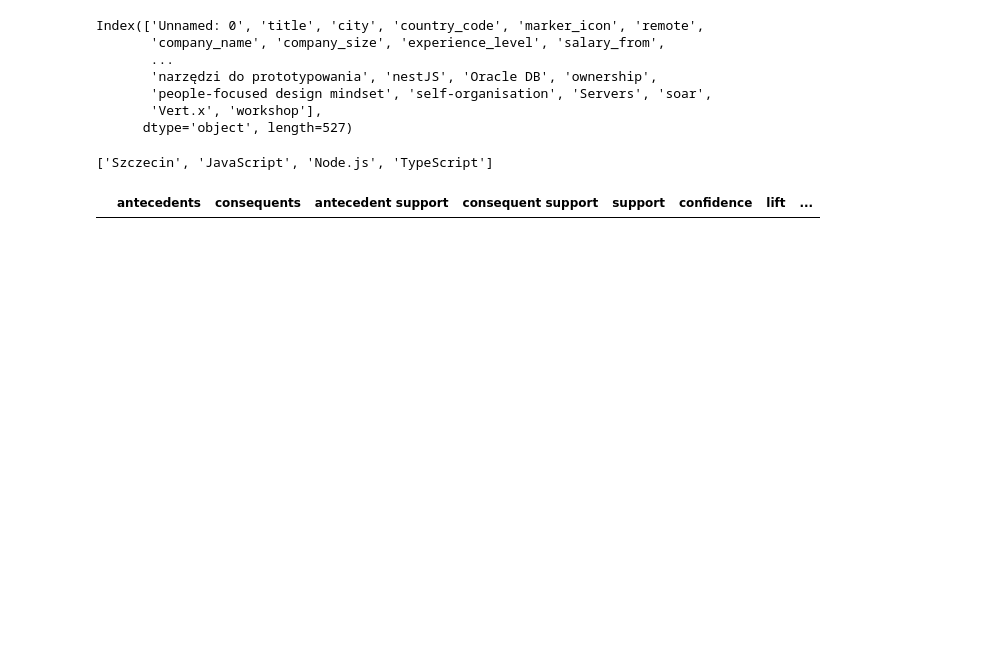
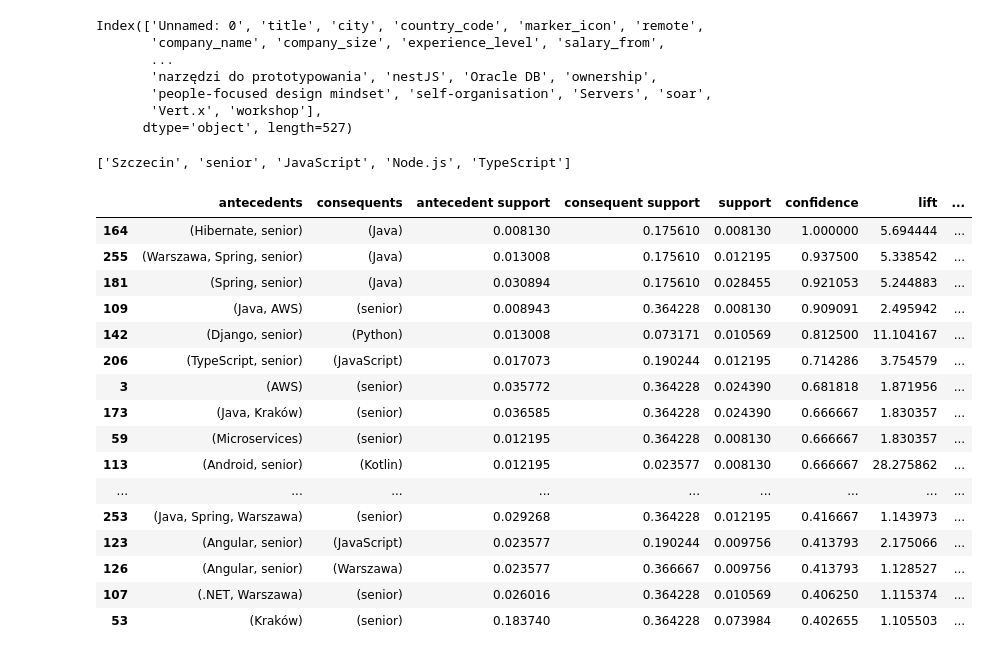
Before and after one commit to mamajjo/MUM, a Jupyter notebook: jupyter/apriori.ipynb, the cells around one changed output. Saved outputs shown, nothing was run; the diff lists cells and outputs as text; code cells hidden in the pictures; blank space fills up the shorter version.

Commit message:
added two filter possibilities

```diff
--- a/jupyter/apriori.ipynb
+++ b/jupyter/apriori.ipynb
@@ -84,7 +84,7 @@ Index(['Unnamed: 0', 'title', 'city', 'country_code', 'marker_icon', 'remote',
       dtype='object', length=527)
 # %%
 cl_df = df.copy()
-for col in ["employment_type", "experience_level", "remote", "salary_to", "salary_from", "Unnamed: 0", "title", "company_size", "country_code", "marker_icon", "company_name",
+for col in ["employment_type", "remote", "salary_to", "salary_from", "Unnamed: 0", "title", "company_size", "country_code", "marker_icon", "company_name",
             "latitude", "longitude", "salary_currency", "published_at", "remote_interview", "id", "skills"]:
                 cl_df=cl_df.drop(col, axis=1)
 
@@ -93,33 +93,55 @@ cl_df = cl_df.astype(str)
 ass_df = [[x for x in row if x != "0"] for row in cl_df.values]
 ass_df[0]
 # %% [output]
-['Szczecin', 'JavaScript', 'Node.js', 'TypeScript']
+['Szczecin', 'senior', 'JavaScript', 'Node.js', 'TypeScript']
 # %%
 !pip install mlxtend > /dev/null
 # %%
+import pandas as pd
+from mlxtend.preprocessing import TransactionEncoder
+from mlxtend.frequent_patterns import apriori
+from mlxtend.frequent_patterns import association_rules
+
 def filter_by_skill(data_frame, skill):
     cp = data_frame.copy()
     return cp.loc[(cp['antecedents'].apply(lambda x: x.issuperset({skill}))) | (cp['consequents'].apply(lambda x: x.issuperset({skill})))]
 
 def require_antecetends(data_frame, skill):
     cp = data_frame.copy()
     return cp.loc[(cp['antecedents'].apply(lambda x: x.issuperset({skill})))]
+
+# filter_type = 'all' or 'antecedents'
+def assocation_rules(min_conf, min_supp, skill_filter=None, filter_type='all'):
+    te = TransactionEncoder()
+    te_ary = te.fit(ass_df).transform(ass_df)
+    f_df = pd.DataFrame(te_ary, columns=te.columns_)
+
+    frequent_itemsets = apriori(f_df, min_support=min_supp, use_colnames=True)
+    rules = association_rules(frequent_itemsets, metric="confidence", min_threshold=min_conf)
+    if skill_filter:
+        if filter_type == 'all':
+            return filter_by_skill(rules, skill_filter).sort_values(['confidence', 'support'], ascending=False)
+        else:
+            return require_antecetends(rules, skill_filter).sort_values(['confidence', 'support'], ascending=False)
+    else:
+        return rules.sort_values(['confidence', 'support'], ascending=False)
+
+assocation_rules(0.4, 0.008, 'senior')
+# %% [output]
+|  | antecedents | consequents | antecedent support | consequent support | support | confidence | lift | ... |
+| 164 | (Hibernate, senior) | (Java) | 0.008130 | 0.175610 | 0.008130 | 1.000000 | 5.694444 | ... |
+| 255 | (Warszawa, Spring, senior) | (Java) | 0.013008 | 0.175610 | 0.012195 | 0.937500 | 5.338542 | ... |
+| 181 | (Spring, senior) | (Java) | 0.030894 | 0.175610 | 0.028455 | 0.921053 | 5.244883 | ... |
+| 109 | (Java, AWS) | (senior) | 0.008943 | 0.364228 | 0.008130 | 0.909091 | 2.495942 | ... |
+| 142 | (Django, senior) | (Python) | 0.013008 | 0.073171 | 0.010569 | 0.812500 | 11.104167 | ... |
+| 206 | (TypeScript, senior) | (JavaScript) | 0.017073 | 0.190244 | 0.012195 | 0.714286 | 3.754579 | ... |
+| 3 | (AWS) | (senior) | 0.035772 | 0.364228 | 0.024390 | 0.681818 | 1.871956 | ... |
+| 173 | (Java, Kraków) | (senior) | 0.036585 | 0.364228 | 0.024390 | 0.666667 | 1.830357 | ... |
+| 59 | (Microservices) | (senior) | 0.012195 | 0.364228 | 0.008130 | 0.666667 | 1.830357 | ... |
+| 113 | (Android, senior) | (Kotlin) | 0.012195 | 0.023577 | 0.008130 | 0.666667 | 28.275862 | ... |
+| ... | ... | ... | ... | ... | ... | ... | ... | ... |
+| 253 | (Java, Spring, Warszawa) | (senior) | 0.029268 | 0.364228 | 0.012195 | 0.416667 | 1.143973 | ... |
+| 123 | (Angular, senior) | (JavaScript) | 0.023577 | 0.190244 | 0.009756 | 0.413793 | 2.175066 | ... |
+| 126 | (Angular, senior) | (Warszawa) | 0.023577 | 0.366667 | 0.009756 | 0.413793 | 1.128527 | ... |
+| 107 | (.NET, Warszawa) | (senior) | 0.026016 | 0.364228 | 0.010569 | 0.406250 | 1.115374 | ... |
+| 53 | (Kraków) | (senior) | 0.183740 | 0.364228 | 0.073984 | 0.402655 | 1.105503 | ... |
-# %%
-import pandas as pd
-from mlxtend.preprocessing import TransactionEncoder
-from mlxtend.frequent_patterns import apriori
-from mlxtend.frequent_patterns import association_rules
-
-def assocation_rules():
-    te = TransactionEncoder()
-    te_ary = te.fit(ass_df).transform(ass_df)
-    f_df = pd.DataFrame(te_ary, columns=te.columns_)
-
-    frequent_itemsets = apriori(f_df, min_support=0.008, use_colnames=True)
-    # frequent_itemsets['length'] = frequent_itemsets['itemsets'].apply(lambda x: len(x))
-    rules = association_rules(frequent_itemsets, metric="confidence", min_threshold=0.4)
-    rules.sort_values(['confidence', 'support'], ascending=False)
-    # filter_by_skill(rules, 'permanent')
-    require_antecetends(rules, 'Ruby').sort_values(['confidence', 'support'], ascending=False)
-# %% [output]
-|  | antecedents | consequents | antecedent support | consequent support | support | confidence | lift | ... |
```
